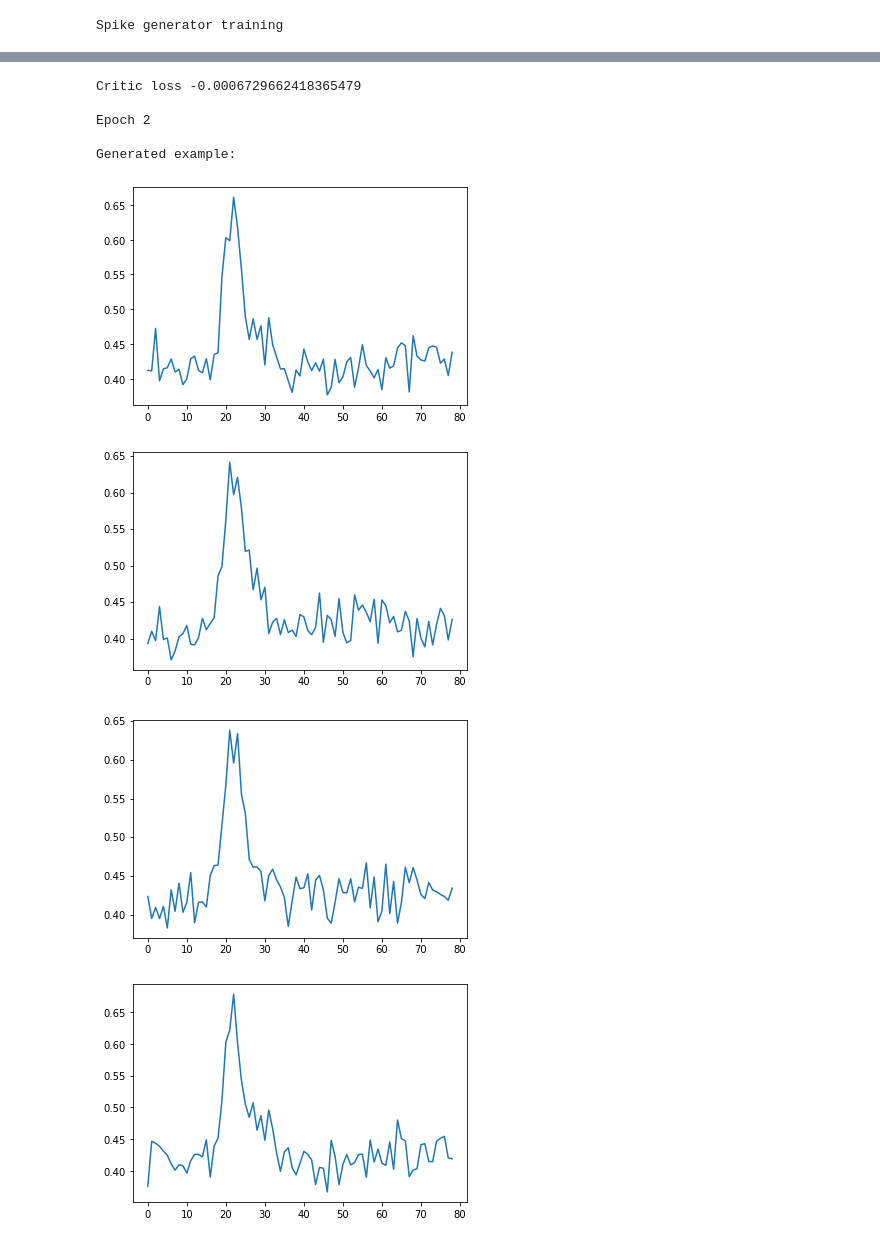
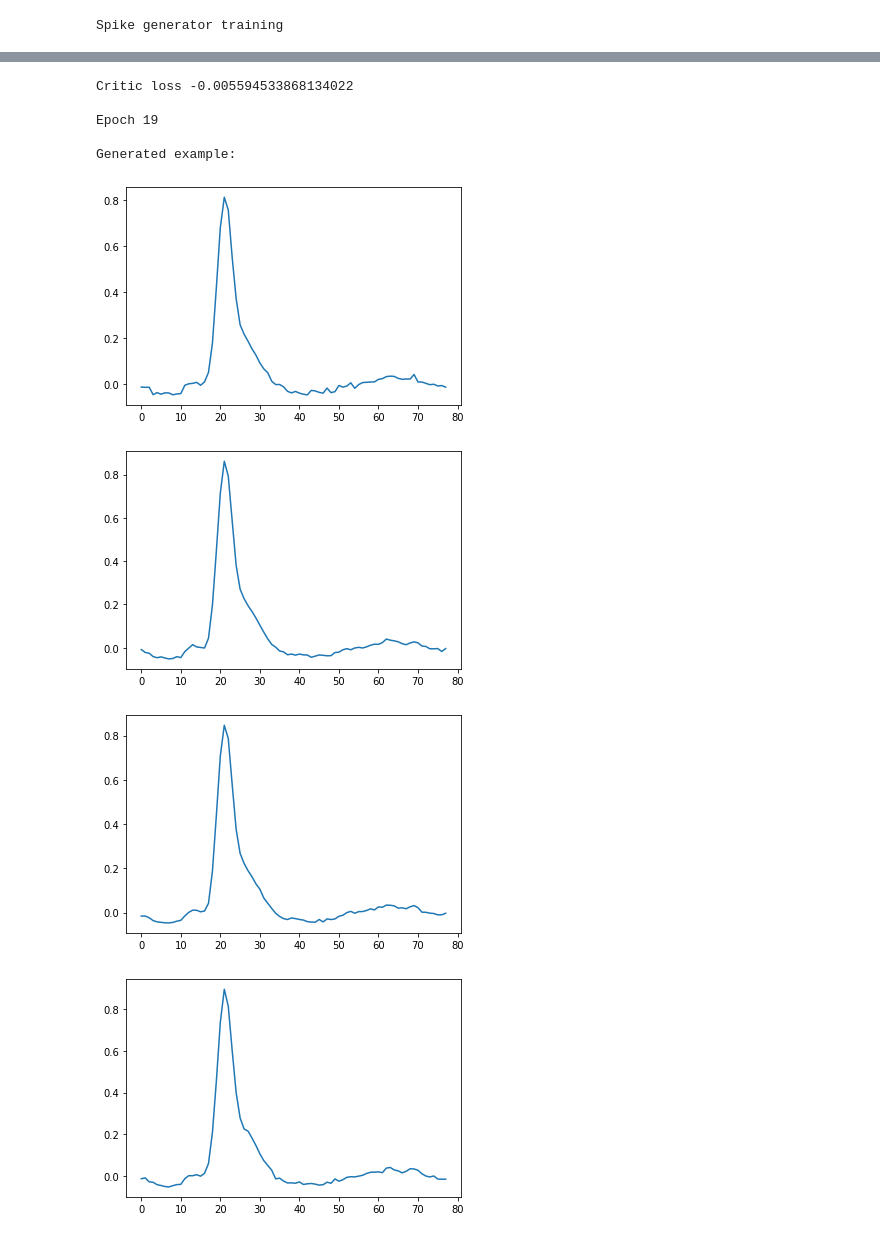
Before and after one commit to AlexDodon/sourceseparation_misc, a Jupyter notebook: time_series.ipynb, the cells around one changed output, grey strips where cells are left out. Drawn from its saved outputs; the diff is of its cells as text; code cells hidden in the pictures.

```diff
--- a/time_series.ipynb
+++ b/time_series.ipynb
@@ -7,7 +7,7 @@
 # %%
 # generates preprocessed datasets for our models
 
-batchSize = 64
+batchSize = 512
 noiseDim = 100
 
 loader1, loader2, loader_mix_val, vallabel, loader_mix_test, testlabel = preprocessing.gen_loaders(
@@ -17,8 +17,8 @@ loader1, loader2, loader_mix_val, vallabel, loader_mix_test, testlabel = preproc
 # %%
 # declares and trains the gan for spikes
 
-gen1 = gans.Generator(inputSize=noiseDim, hiddenSize=40, outputSize=79)
-critic1 = gans.Critic(inputSize=79, hiddenSize=40)
+gen1 = gans.Generator(inputSize=noiseDim, hiddenSize=40, outputSize=80)
+critic1 = gans.Critic(inputSize=80, hiddenSize=40)
 
 print("Spike generator training")
 
@@ -28,8 +28,8 @@ gans.adversarial_trainer(
     critic = critic1,
     batchSize = batchSize,
     noiseDim = noiseDim,
-    epochs = 5,
-    printEpochs = 5,
+    epochs = 20,
+    printEpochs = 20,
 )
 # %% [output]
 Spike generator training
@@ -37,12 +37,12 @@ Spike generator training
-Critic loss -0.0006729662418365479
+Critic loss -0.005594533868134022
 
-Epoch 2
+Epoch 19
 
 Generated example:
-[figure, old version]
+[figure, new version]
-[figure, old version]
+[figure, new version]
-[figure, old version]
+[figure, new version]
-[figure, old version]
+[figure, new version]
 # %%
 # declares and trains the gan for hash
 
```
Also changed, not shown: parts of 5 cells of this notebook, 3 other files.
